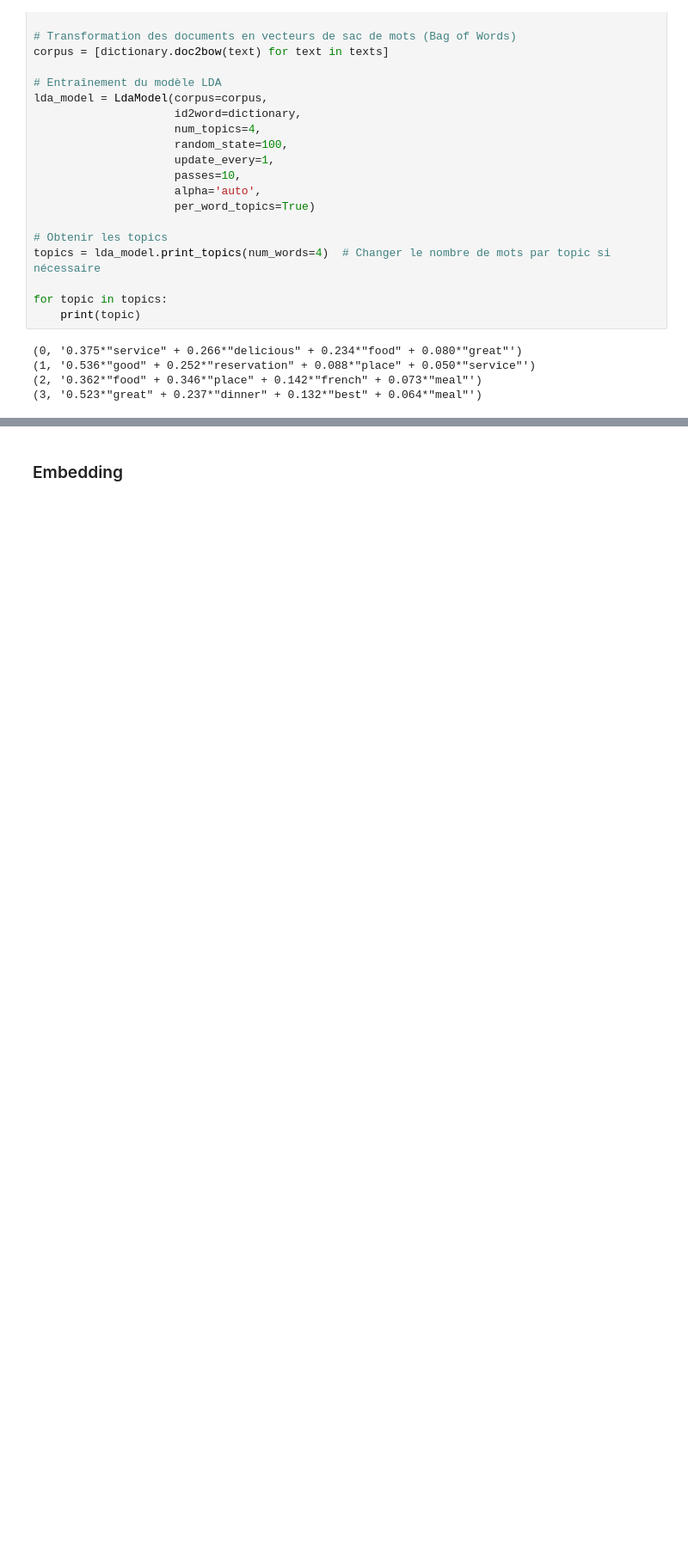
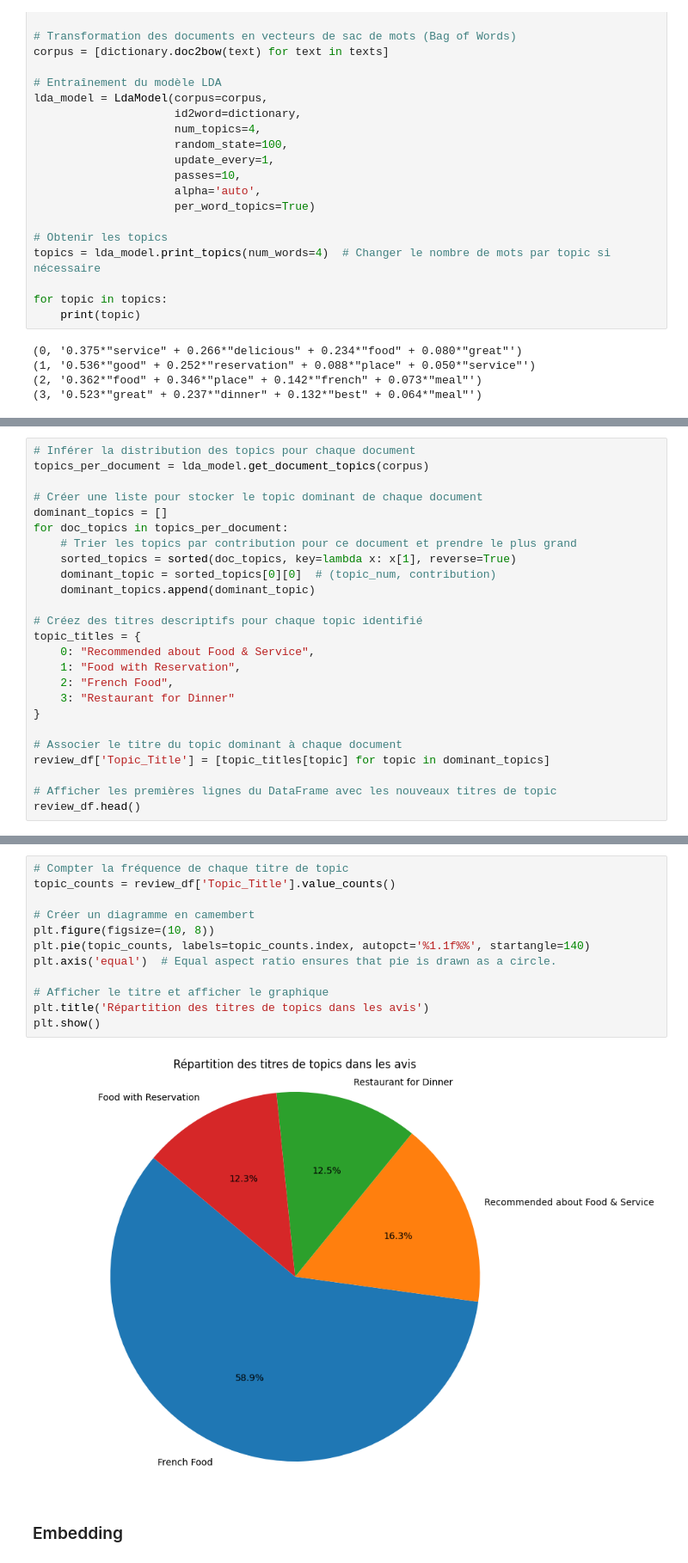
Before and after one commit to soraps/Projet2_NLP, a Jupyter notebook: NLP_Project_2_Analysis.ipynb, the cells around one changed output, grey strips where cells are left out. Shown at 86% size. Cells and saved outputs as stored; diff of their text form; blank space fills up the shorter version.

```diff
--- a/NLP_Project_2_Analysis.ipynb
+++ b/NLP_Project_2_Analysis.ipynb
@@ -408,3 +408,28 @@ lda_display = gensimvis.prepare(lda_model, corpus, dictionary, sort_topics=False
 pyLDAvis.display(lda_display)
 # %% [output]
 [interactive output not drawn]
+# %%
+# Inférer la distribution des topics pour chaque document
+topics_per_document = lda_model.get_document_topics(corpus)
+
+# Créer une liste pour stocker le topic dominant de chaque document
+dominant_topics = []
+for doc_topics in topics_per_document:
+    # Trier les topics par contribution pour ce document et prendre le plus grand
+    sorted_topics = sorted(doc_topics, key=lambda x: x[1], reverse=True)
+    dominant_topic = sorted_topics[0][0]  # (topic_num, contribution)
+    dominant_topics.append(dominant_topic)
+
+# Créez des titres descriptifs pour chaque topic identifié
+topic_titles = {
+    0: "Recommended about Food & Service",
+    1: "Food with Reservation",
+    2: "French Food",
+    3: "Restaurant for Dinner"
+}
+
+# Associer le titre du topic dominant à chaque document
+review_df['Topic_Title'] = [topic_titles[topic] for topic in dominant_topics]
+
+# Afficher les premières lignes du DataFrame avec les nouveaux titres de topic
+review_df.head()
@@ -411,3 +483,17 @@ pyLDAvis.display(lda_display)
+# %%
+# Compter la fréquence de chaque titre de topic
+topic_counts = review_df['Topic_Title'].value_counts()
+
+# Créer un diagramme en camembert
+plt.figure(figsize=(10, 8))
+plt.pie(topic_counts, labels=topic_counts.index, autopct='%1.1f%%', startangle=140)
+plt.axis('equal')  # Equal aspect ratio ensures that pie is drawn as a circle.
+
+# Afficher le titre et afficher le graphique
+plt.title('Répartition des titres de topics dans les avis')
+plt.show()
+# %% [output]
+[figure, added]
 # %% [markdown]
 ### Embedding
 # %%
```
Also changed, not shown: parts of 39 cells of this notebook, 13 other files.
